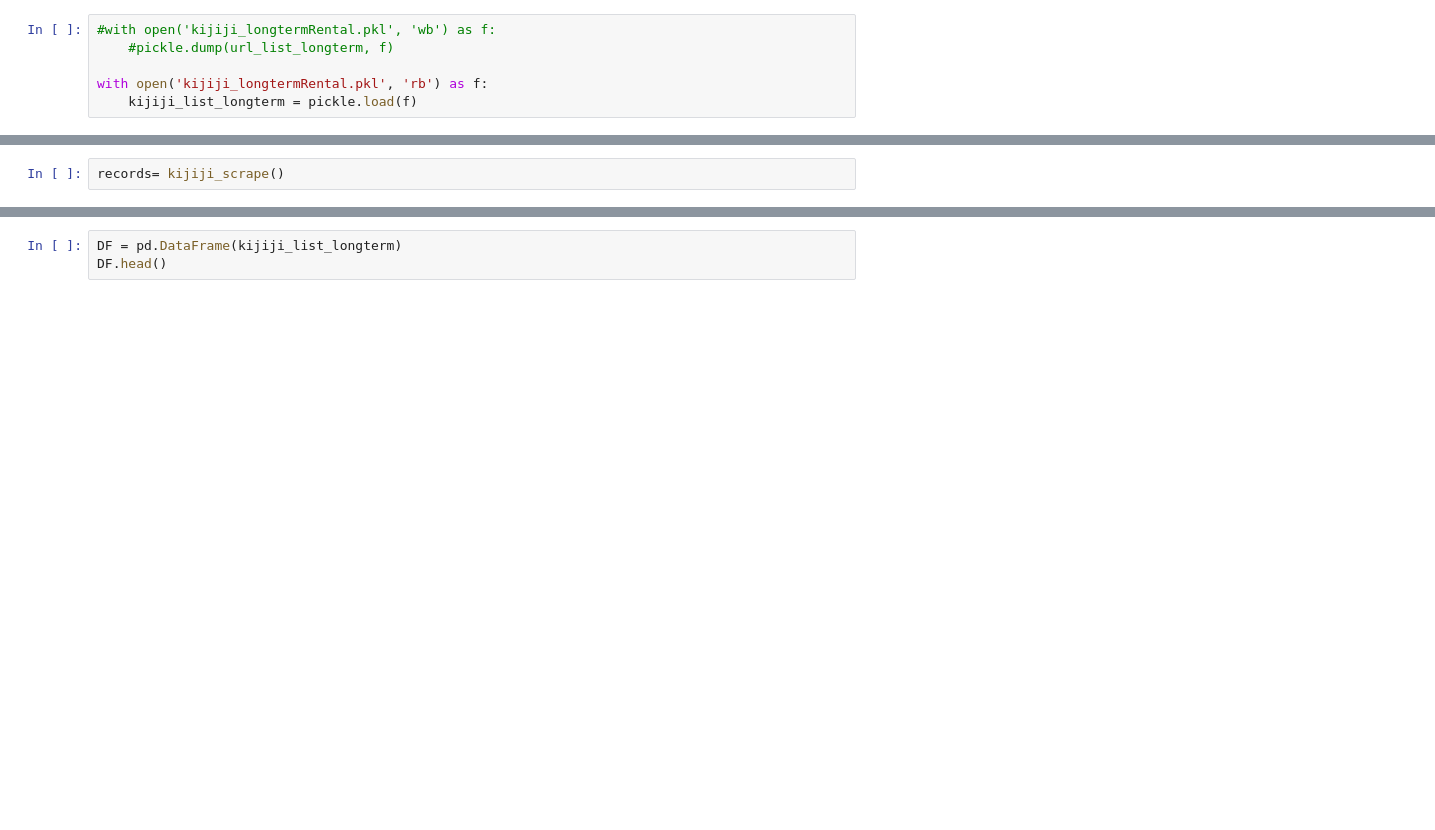
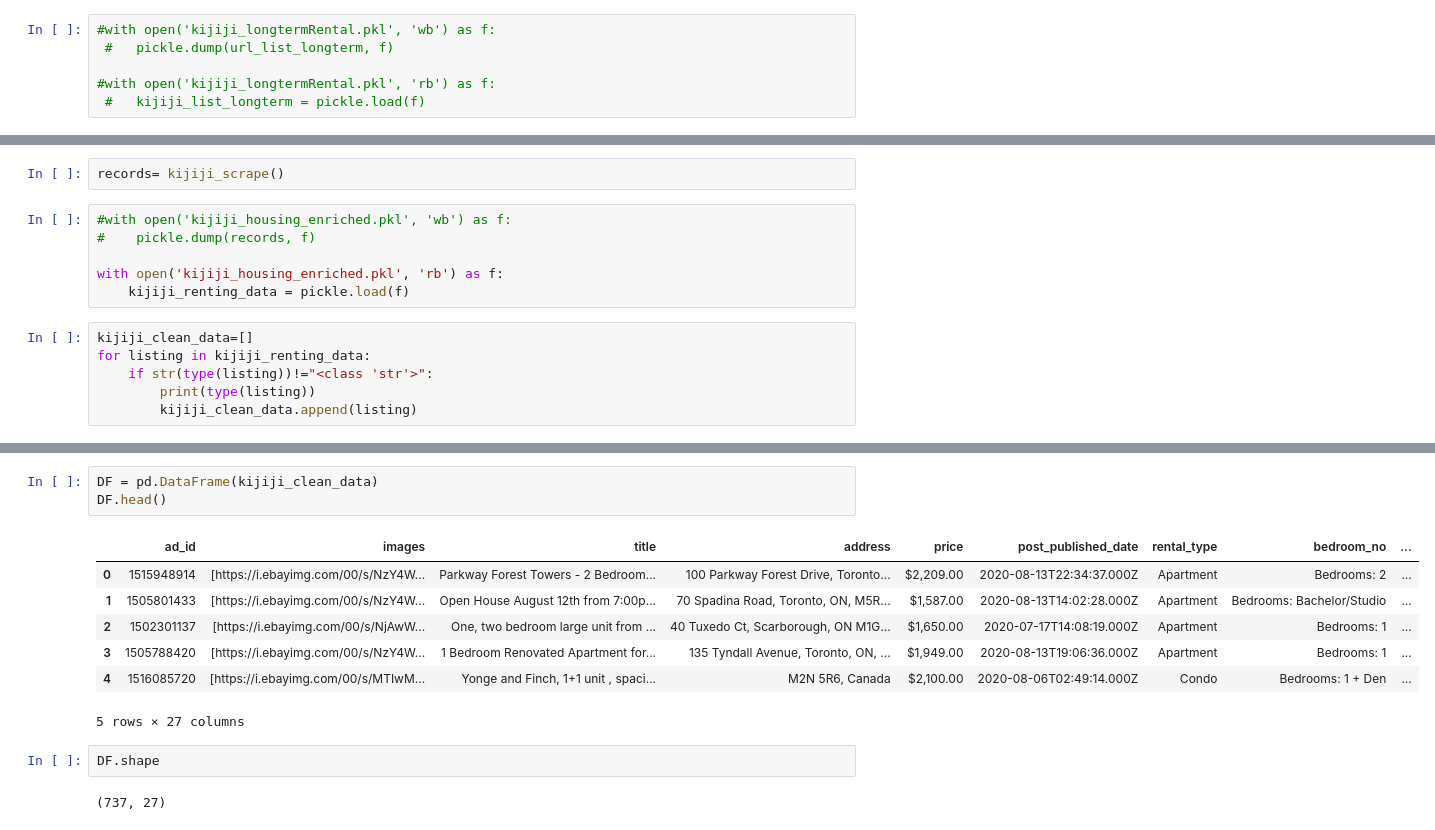
Before and after one commit to bnarath/Toronto_Rental_ETL_Project, a Jupyter notebook: kijiji_api_scraping_transform.ipynb, the cells around one changed output, grey strips where cells are left out. Saved outputs shown, nothing was run; the diff lists cells and outputs as text; blank space fills up the shorter version.

Commit message:
Kijiji extracted

```diff
--- a/kijiji_api_scraping_transform.ipynb
+++ b/kijiji_api_scraping_transform.ipynb
@@ -51,9 +51,9 @@ url_list_longterm[0]
 # %%
 #with open('kijiji_longtermRental.pkl', 'wb') as f:
-    #pickle.dump(url_list_longterm, f)
+ #   pickle.dump(url_list_longterm, f)
 
-with open('kijiji_longtermRental.pkl', 'rb') as f:
-    kijiji_list_longterm = pickle.load(f)
+#with open('kijiji_longtermRental.pkl', 'rb') as f:
+ #   kijiji_list_longterm = pickle.load(f)
 # %%
 #url_list_shortterm=kijiji_getUrls(url_shortTerm_rental, url_shortTerm_base)
 #with open('kijiji_shorttermRental.pkl', 'wb') as f:
@@ -195,3 +208,15 @@ def kijiji_scrape():
     return(records)
 # %%
 records= kijiji_scrape()
+# %%
+#with open('kijiji_housing_enriched.pkl', 'wb') as f:
+#    pickle.dump(records, f)
+
+with open('kijiji_housing_enriched.pkl', 'rb') as f:
+    kijiji_renting_data = pickle.load(f)
+# %%
+kijiji_clean_data=[]
+for listing in kijiji_renting_data:
+    if str(type(listing))!="<class 'str'>":
+        print(type(listing))
+        kijiji_clean_data.append(listing)
@@ -198,3 +241,15 @@ records= kijiji_scrape()
 # %%
-DF = pd.DataFrame(kijiji_list_longterm)
+DF = pd.DataFrame(kijiji_clean_data)
 DF.head()
+# %% [output]
+|  | ad_id | images | title | address | price | post_published_date | rental_type | bedroom_no | ... |
+| 0 | 1515948914 | [https://i.ebayimg.com/00/s/NzY4W... | Parkway Forest Towers - 2 Bedroom... | 100 Parkway Forest Drive, Toronto... | $2,209.00 | 2020-08-13T22:34:37.000Z | Apartment | Bedrooms: 2 | ... |
+| 1 | 1505801433 | [https://i.ebayimg.com/00/s/NzY4W... | Open House August 12th from 7:00p... | 70 Spadina Road, Toronto, ON, M5R... | $1,587.00 | 2020-08-13T14:02:28.000Z | Apartment | Bedrooms: Bachelor/Studio | ... |
+| 2 | 1502301137 | [https://i.ebayimg.com/00/s/NjAwW... | One, two bedroom large unit from ... | 40 Tuxedo Ct, Scarborough, ON M1G... | $1,650.00 | 2020-07-17T14:08:19.000Z | Apartment | Bedrooms: 1 | ... |
+| 3 | 1505788420 | [https://i.ebayimg.com/00/s/NzY4W... | 1 Bedroom Renovated Apartment for... | 135 Tyndall Avenue, Toronto, ON, ... | $1,949.00 | 2020-08-13T19:06:36.000Z | Apartment | Bedrooms: 1 | ... |
+| 4 | 1516085720 | [https://i.ebayimg.com/00/s/MTIwM... | Yonge and Finch, 1+1 unit , spaci... | M2N 5R6, Canada | $2,100.00 | 2020-08-06T02:49:14.000Z | Condo | Bedrooms: 1 + Den | ... |
+5 rows × 27 columns
+# %%
+DF.shape
+# %% [output]
+(737, 27)
```
Also changed, not shown: parts of 6 cells of this notebook, 1 other file.
